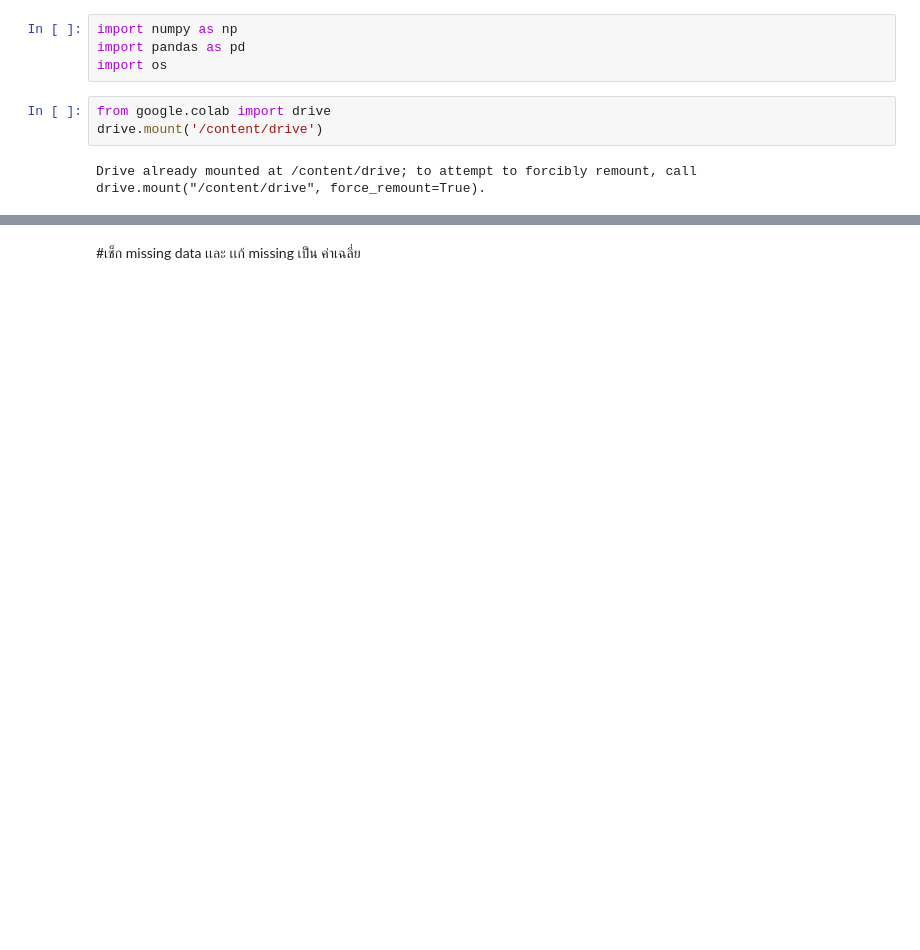
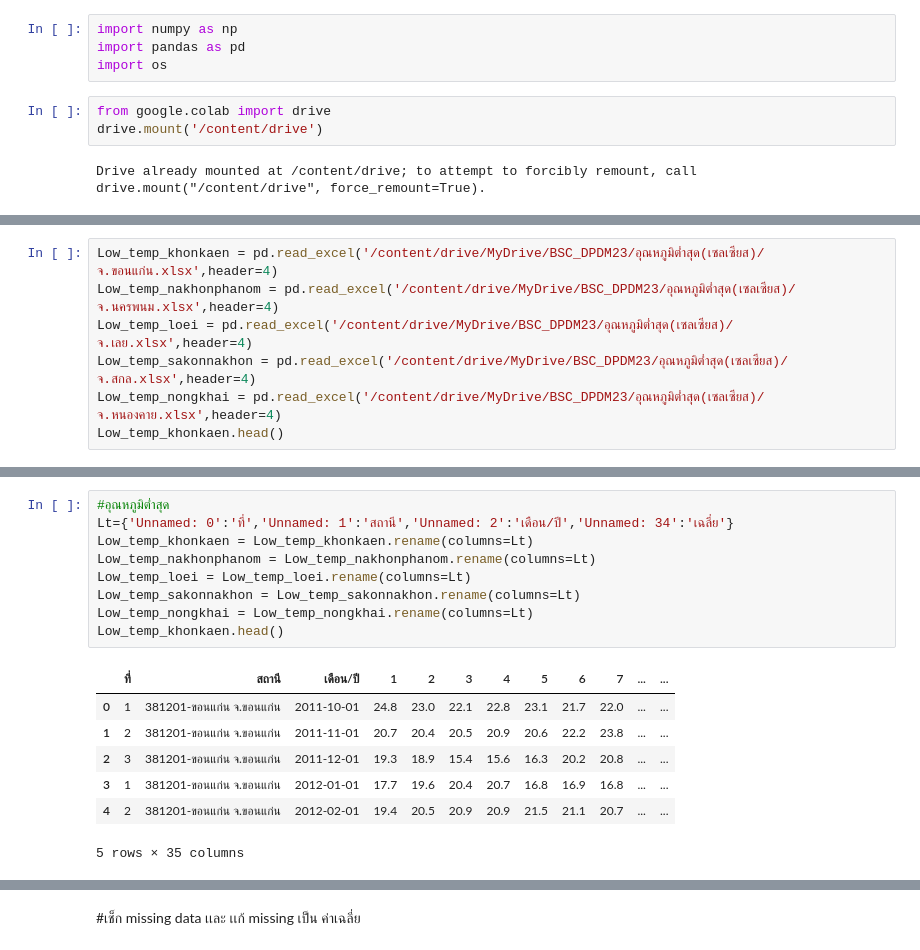
Before and after one commit to Wilanth/BSC_DPDM23, a Jupyter notebook: midterm_bscdpdm23.ipynb, the cells around one changed output, grey strips where cells are left out. Drawn from its saved outputs; the diff is of its cells as text; blank space fills up the shorter version.

```diff
--- a/midterm_bscdpdm23.ipynb
+++ b/midterm_bscdpdm23.ipynb
@@ -36,0 +59,7 @@ pressure_khonkaen.head()
+# %%
+Low_temp_khonkaen = pd.read_excel('/content/drive/MyDrive/BSC_DPDM23/อุณหภูมิต่ำสุด(เซลเซียส)/จ.ขอนแก่น.xlsx',header=4)
+Low_temp_nakhonphanom = pd.read_excel('/content/drive/MyDrive/BSC_DPDM23/อุณหภูมิต่ำสุด(เซลเซียส)/จ.นครพนม.xlsx',header=4)
+Low_temp_loei = pd.read_excel('/content/drive/MyDrive/BSC_DPDM23/อุณหภูมิต่ำสุด(เซลเซียส)/จ.เลย.xlsx',header=4)
+Low_temp_sakonnakhon = pd.read_excel('/content/drive/MyDrive/BSC_DPDM23/อุณหภูมิต่ำสุด(เซลเซียส)/จ.สกล.xlsx',header=4)
+Low_temp_nongkhai = pd.read_excel('/content/drive/MyDrive/BSC_DPDM23/อุณหภูมิต่ำสุด(เซลเซียส)/จ.หนองคาย.xlsx',header=4)
+Low_temp_khonkaen.head()
@@ -50,0 +195,17 @@ pressure_khonkaen.head()
+# %%
+#อุณหภูมิต่ำสุด
+Lt={'Unnamed: 0':'ที่','Unnamed: 1':'สถานี','Unnamed: 2':'เดือน/ปี','Unnamed: 34':'เฉลี่ย'}
+Low_temp_khonkaen = Low_temp_khonkaen.rename(columns=Lt)
+Low_temp_nakhonphanom = Low_temp_nakhonphanom.rename(columns=Lt)
+Low_temp_loei = Low_temp_loei.rename(columns=Lt)
+Low_temp_sakonnakhon = Low_temp_sakonnakhon.rename(columns=Lt)
+Low_temp_nongkhai = Low_temp_nongkhai.rename(columns=Lt)
+Low_temp_khonkaen.head()
+# %% [output]
+|  | ที่ | สถานี | เดือน/ปี | 1 | 2 | 3 | 4 | 5 | 6 | 7 | ... | ... |
+| 0 | 1 | 381201-ขอนแก่น จ.ขอนแก่น | 2011-10-01 | 24.8 | 23.0 | 22.1 | 22.8 | 23.1 | 21.7 | 22.0 | ... | ... |
+| 1 | 2 | 381201-ขอนแก่น จ.ขอนแก่น | 2011-11-01 | 20.7 | 20.4 | 20.5 | 20.9 | 20.6 | 22.2 | 23.8 | ... | ... |
+| 2 | 3 | 381201-ขอนแก่น จ.ขอนแก่น | 2011-12-01 | 19.3 | 18.9 | 15.4 | 15.6 | 16.3 | 20.2 | 20.8 | ... | ... |
+| 3 | 1 | 381201-ขอนแก่น จ.ขอนแก่น | 2012-01-01 | 17.7 | 19.6 | 20.4 | 20.7 | 16.8 | 16.9 | 16.8 | ... | ... |
+| 4 | 2 | 381201-ขอนแก่น จ.ขอนแก่น | 2012-02-01 | 19.4 | 20.5 | 20.9 | 20.9 | 21.5 | 21.1 | 20.7 | ... | ... |
+5 rows × 35 columns
```
Also changed, not shown: parts of 205 cells of this notebook.
